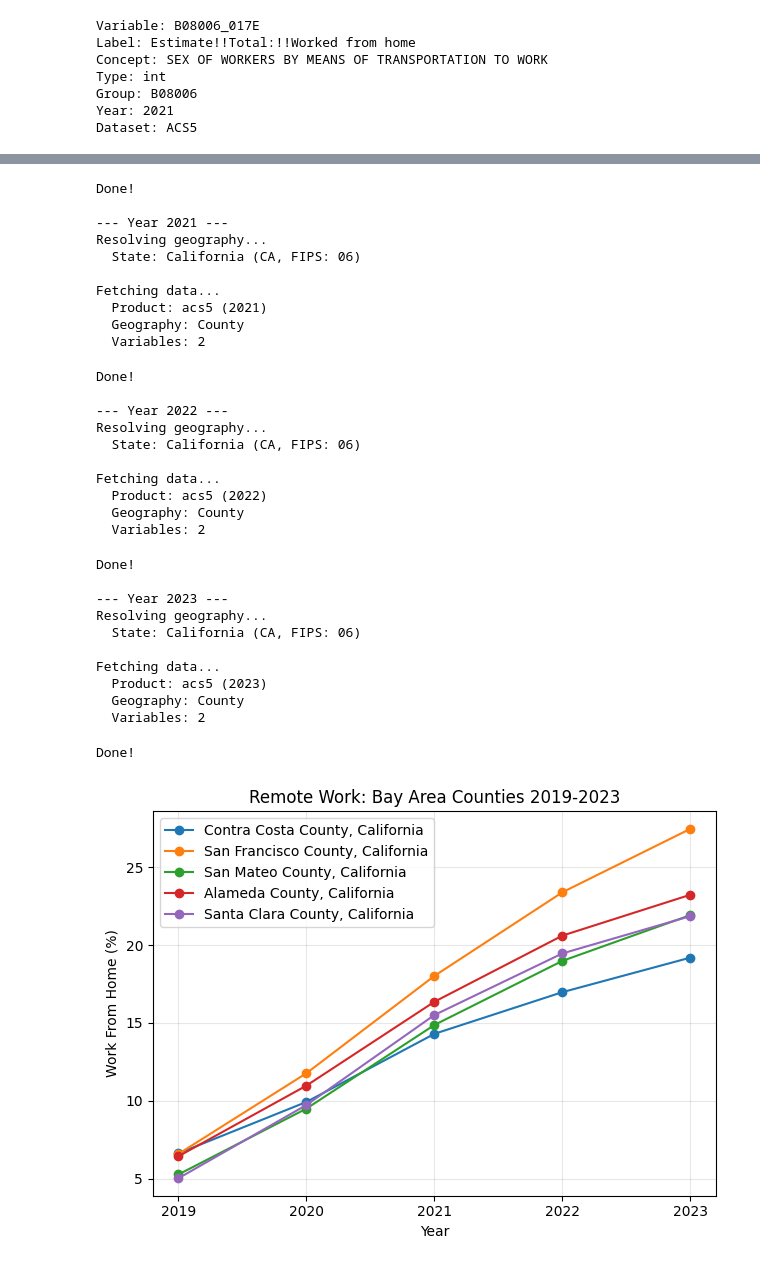
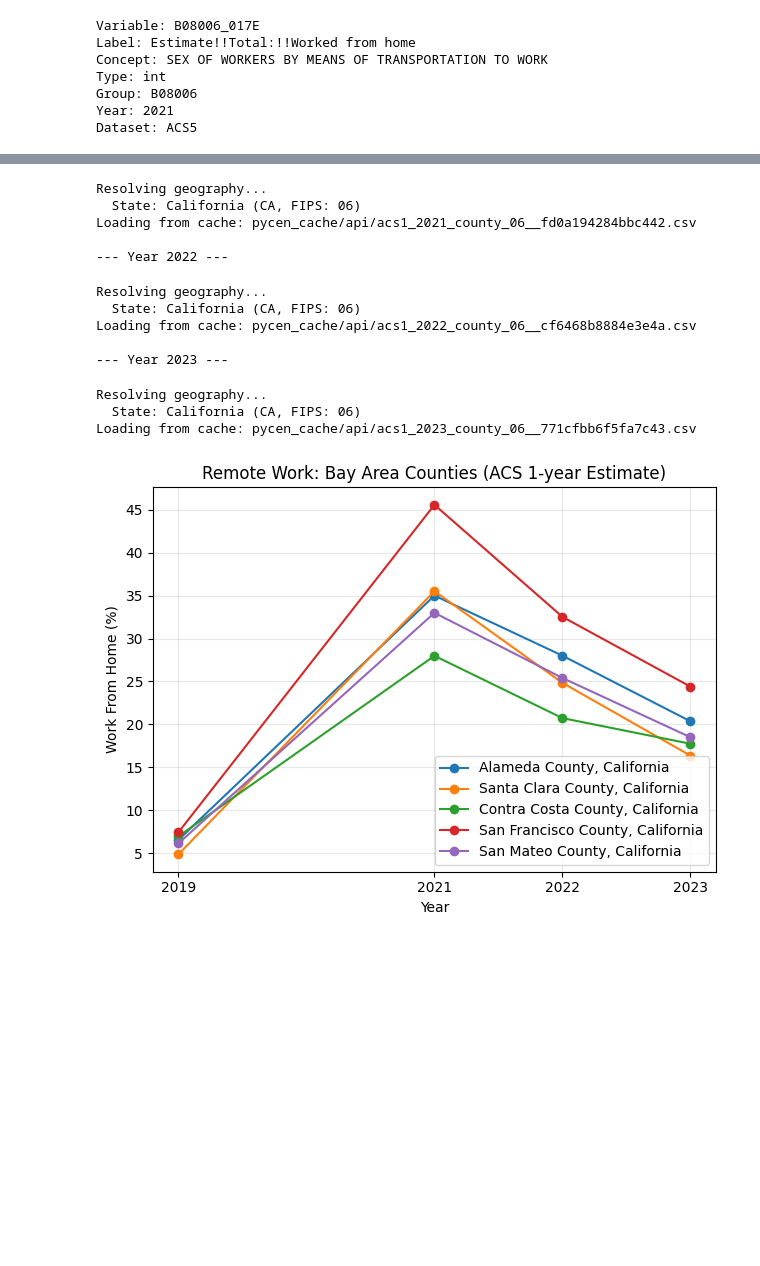
Before and after one commit to Cmaj7-B/pycen-tutorials, a Jupyter notebook: tutorials/3_acquire_tabular.ipynb, the cells around one changed output, grey strips where cells are left out. Drawn from its saved outputs; the diff is of its cells as text; code cells hidden in the pictures; blank space fills up the shorter version.

```diff
--- a/tutorials/3_acquire_tabular.ipynb
+++ b/tutorials/3_acquire_tabular.ipynb
@@ -157,14 +160,17 @@ Group: B08006
 Year: 2021
 Dataset: ACS5
 # %%
-# track remote work surge: 2019-2023
+# track remote work surge using ACS 1-year estimates
 # B08101_049E = worked from home
+# census reference on using acs1 vs acs5:
+# https://www.census.gov/content/dam/Census/library/publications/2018/acs/acs_general_handbook_2018_ch03.pdf
 
 df_long = acquire.get_census(
     variables={'B08006_017E': 'wfh_workers', 'B08101_001E': 'total_workers'},
     geography='county',
     state='CA',
-    years=[2019, 2020, 2021, 2022, 2023],
+    years=[2019, 2021, 2022, 2023],  # no 1-year data for 2020
+    dataset='acs1',
     merge='long'
 )
 
@@ -173,14 +179,13 @@ df_long['wfh_pct'] = (df_long['wfh_workers'] / df_long['total_workers']) * 100
 
 # focus on major counties
 major = df_long[df_long['NAME'].str.contains('San Francisco|Alameda|Santa Clara|Contra Costa|San Mateo')]
-
 # plot
 import matplotlib.pyplot as plt
 for county in major['NAME'].unique():
     county_data = major[major['NAME'] == county]
     plt.plot(county_data['year'], county_data['wfh_pct'], marker='o', label=county)
 
-plt.title('Remote Work: Bay Area Counties 2019-2023')
+plt.title('Remote Work: Bay Area Counties (ACS 1-year Estimate)')
 plt.ylabel('Work From Home (%)')
 plt.xlabel('Year')
 plt.xticks(sorted(major['year'].unique()))
@@ -209,32 +202,14 @@ Fetching data...
-Done!
-
---- Year 2021 ---
 Resolving geography...
   State: California (CA, FIPS: 06)
+Loading from cache: pycen_cache/api/acs1_2021_county_06__fd0a194284bbc442.csv
 
-Fetching data...
-  Product: acs5 (2021)
-  Geography: County
-  Variables: 2
+--- Year 2022 ---
-Done!
-
---- Year 2022 ---
 Resolving geography...
   State: California (CA, FIPS: 06)
+Loading from cache: pycen_cache/api/acs1_2022_county_06__cf6468b8884e3e4a.csv
 
-Fetching data...
-  Product: acs5 (2022)
-  Geography: County
-  Variables: 2
+--- Year 2023 ---
-Done!
-
---- Year 2023 ---
 Resolving geography...
   State: California (CA, FIPS: 06)
-
-Fetching data...
-  Product: acs5 (2023)
-  Geography: County
-  Variables: 2
+Loading from cache: pycen_cache/api/acs1_2023_county_06__771cfbb6f5fa7c43.csv
-Done!
-[figure, old version]
+[figure, new version]
```
Also changed, not shown: parts of 7 cells of this notebook.
